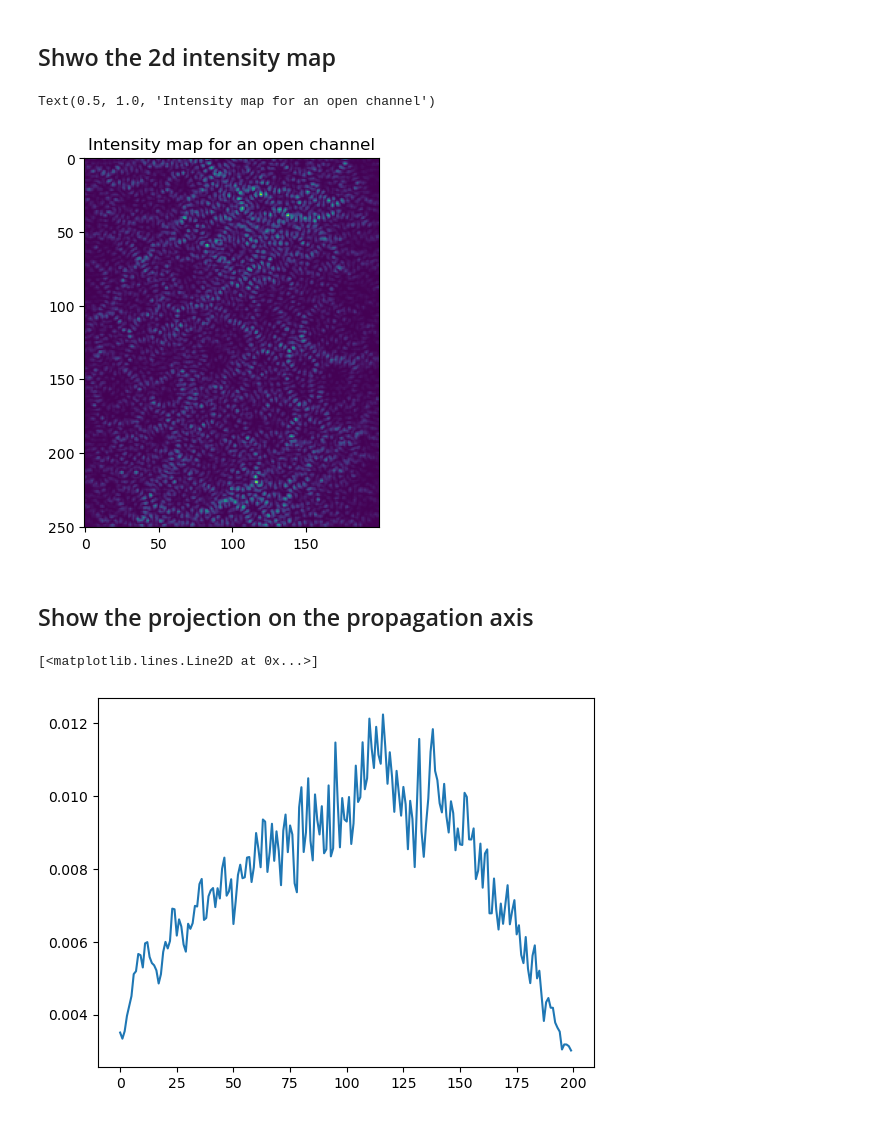
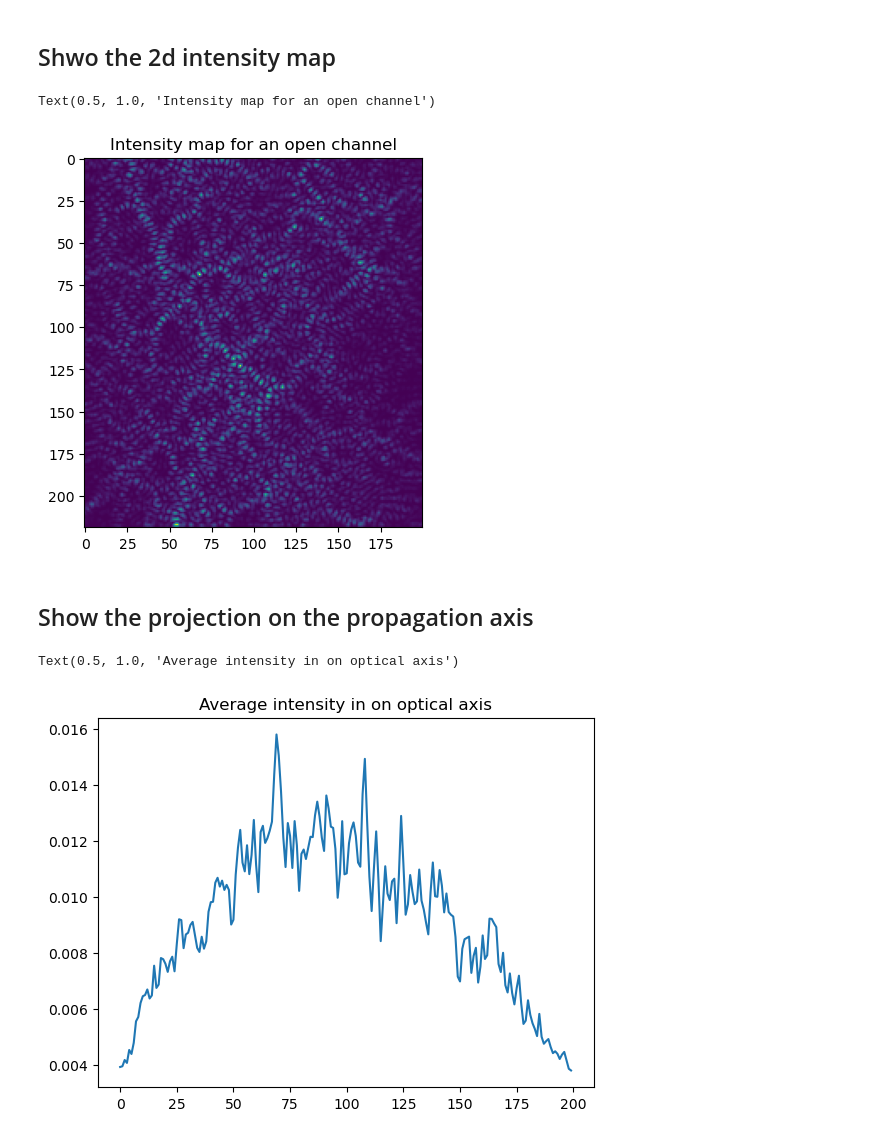
Before and after one commit to wavefrontshaping/WFS.net, a Jupyter notebook: Kwant_disordered_waveguide.ipynb, the cells around one changed output. Cells and saved outputs as stored; diff of their text form; code cells hidden in the pictures.

```diff
--- a/Kwant_disordered_waveguide.ipynb
+++ b/Kwant_disordered_waveguide.ipynb
@@ -12,7 +12,7 @@ import numpy as np
 kL = 200
 
 # width of the waveguides in units of 1/k
-kW = int(np.floor(40*2*np.pi))
+kW = int(np.floor(35*2*np.pi))
 
 # wavelength in um
 lbda = 0.6
@@ -233,12 +233,13 @@ plt.imshow(I)
 plt.title('Intensity map for an open channel')
 # %% [output]
 Text(0.5, 1.0, 'Intensity map for an open channel')
-[figure, old version]
+[figure, new version]
 # %% [markdown]
 ## Show the projection on the propagation axis
 # %%
 plt.figure()
 plt.plot(np.mean(I, axis = 0))
+plt.title('Average intensity in on optical axis')
 # %% [output]
-[<matplotlib.lines.Line2D at 0x...>]
+Text(0.5, 1.0, 'Average intensity in on optical axis')
-[figure, old version]
+[figure, new version]
```
Also changed, not shown: parts of 6 cells of this notebook.
